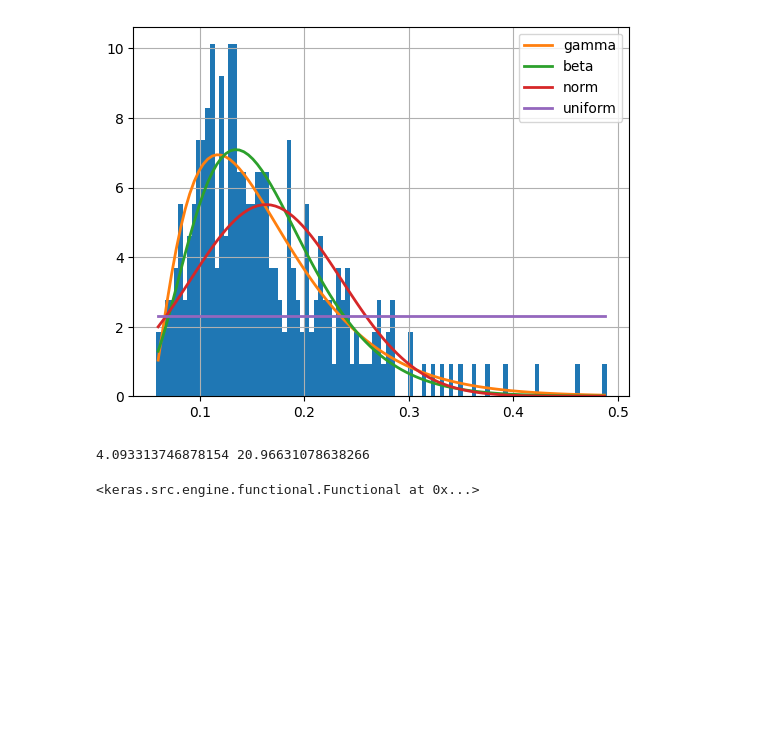
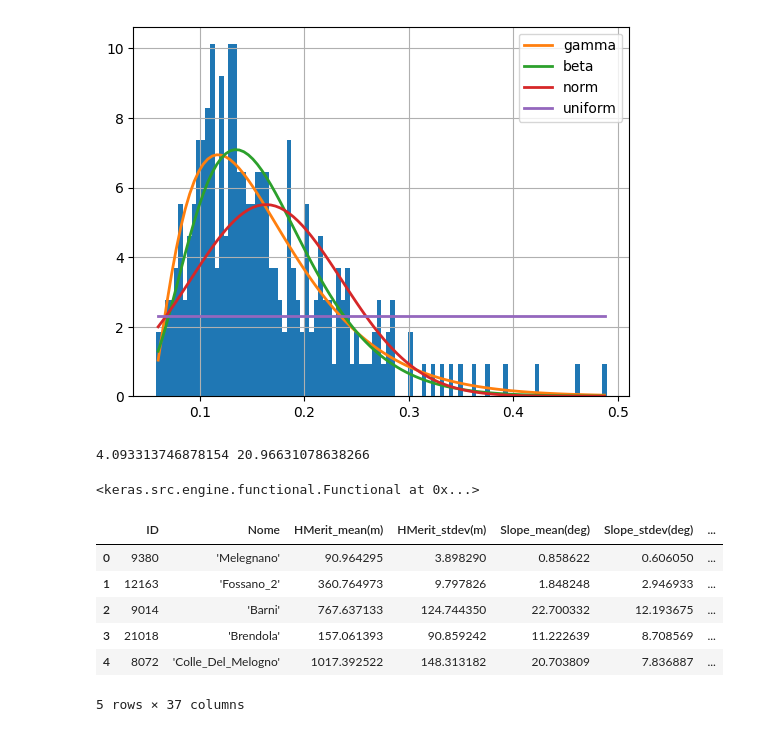
Before and after one commit to oshodiS/Rainfall-BetaEstimation, a Jupyter notebook: project.ipynb, the cells around one changed output. Cells and saved outputs as stored; diff of their text form; code cells hidden in the pictures; blank space fills up the shorter version.

Commit message:
mean AMS

```diff
--- a/project.ipynb
+++ b/project.ipynb
@@ -294,3 +294,17 @@ def build_nn_beta_model(input_shape, hidden, a=1, b=1):
 build_nn_beta_model(input_shape=len(ams_1,), hidden=[], a=a, b=b)
 # %% [output]
 <keras.src.engine.functional.Functional at 0x...>
+# %%
+train_df.head(5)
+for x in [1,3,6,12,24]:
+  train_df["AMS_" + str(x)] = [np.nanmean(sublist) for sublist in train_df["AMS_"+str(x)]]
+# %%
+train_df.head(5)
+# %% [output]
+|  | ID | Nome | HMerit_mean(m) | HMerit_stdev(m) | Slope_mean(deg) | Slope_stdev(deg) | ... |
+| 0 | 9380 | 'Melegnano' | 90.964295 | 3.898290 | 0.858622 | 0.606050 | ... |
+| 1 | 12163 | 'Fossano_2' | 360.764973 | 9.797826 | 1.848248 | 2.946933 | ... |
+| 2 | 9014 | 'Barni' | 767.637133 | 124.744350 | 22.700332 | 12.193675 | ... |
+| 3 | 21018 | 'Brendola' | 157.061393 | 90.859242 | 11.222639 | 8.708569 | ... |
+| 4 | 8072 | 'Colle_Del_Melogno' | 1017.392522 | 148.313182 | 20.703809 | 7.836887 | ... |
+5 rows × 37 columns
```
